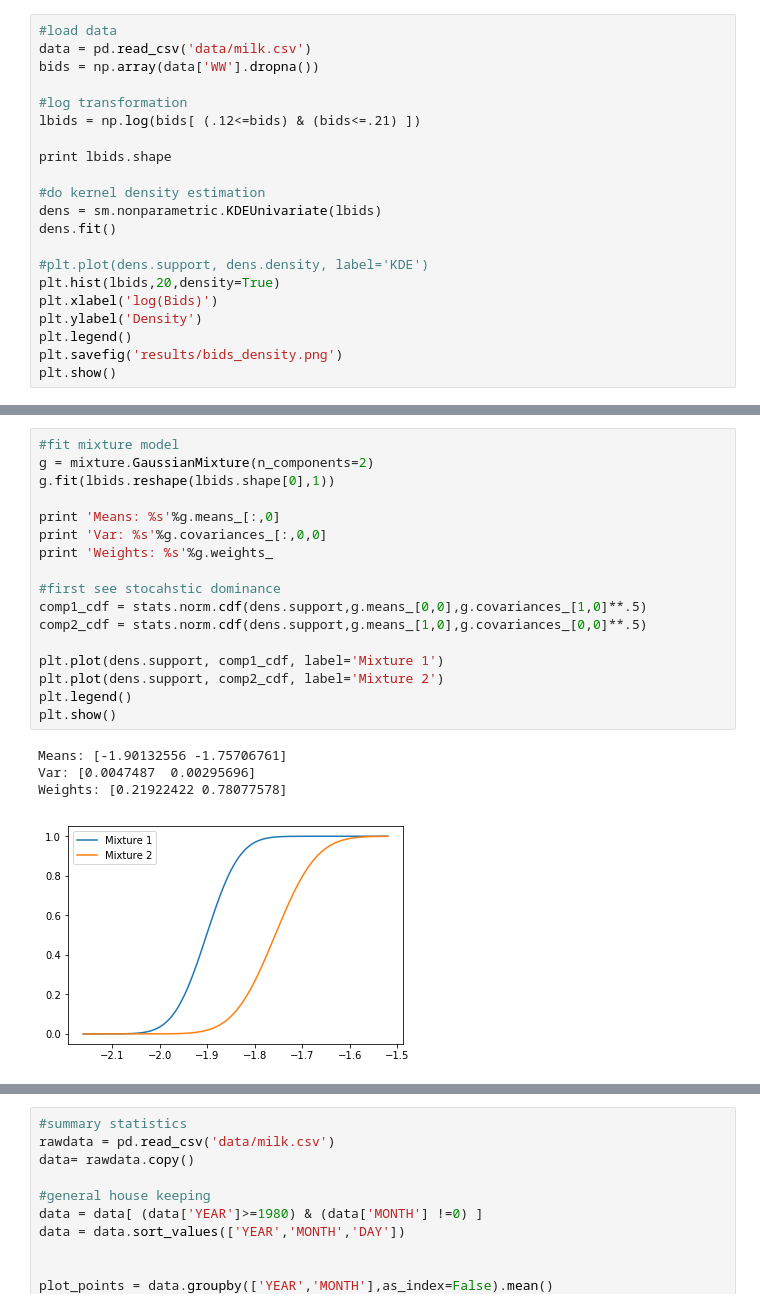
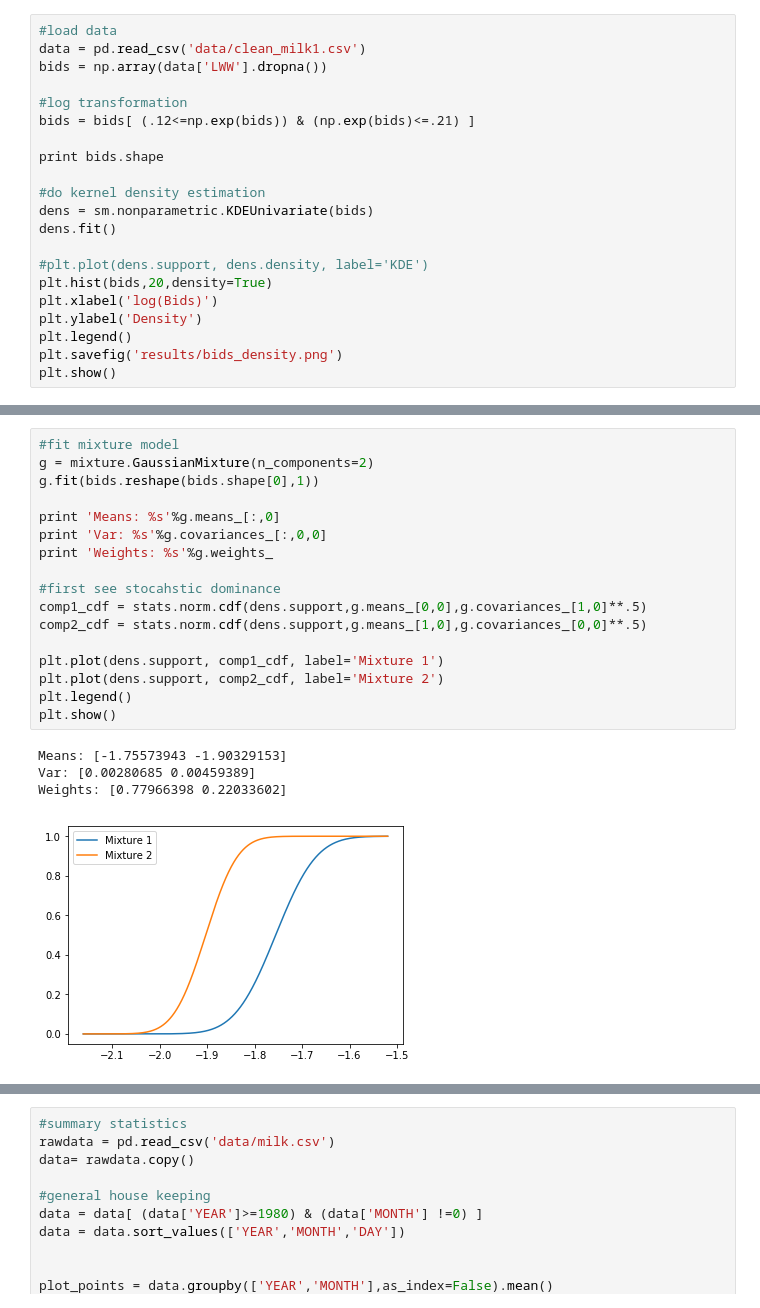
Before and after one commit to ericschulman/tx_milk_2yp, a Jupyter notebook: summary_stats.ipynb, the cells around one changed output, grey strips where cells are left out. Saved outputs shown, nothing was run; the diff lists cells and outputs as text.

```diff
--- a/summary_stats.ipynb
+++ b/summary_stats.ipynb
@@ -30,19 +31,19 @@ plt.show()
 # %%
 #load data
-data = pd.read_csv('data/milk.csv')
-bids = np.array(data['WW'].dropna())
+data = pd.read_csv('data/clean_milk1.csv')
+bids = np.array(data['LWW'].dropna())
 
 #log transformation
-lbids = np.log(bids[ (.12<=bids) & (bids<=.21) ])
+bids = bids[ (.12<=np.exp(bids)) & (np.exp(bids)<=.21) ]
 
-print lbids.shape
+print bids.shape
 
 #do kernel density estimation
-dens = sm.nonparametric.KDEUnivariate(lbids)
+dens = sm.nonparametric.KDEUnivariate(bids)
 dens.fit()
 
 #plt.plot(dens.support, dens.density, label='KDE')
-plt.hist(lbids,20,density=True)
+plt.hist(bids,20,density=True)
 plt.xlabel('log(Bids)')
 plt.ylabel('Density')
 plt.legend()
@@ -61,22 +55,22 @@ plt.plot(reg1['WW'],reg1['FMO'],'o',mfc='none')
 # %%
 #fit mixture model
 g = mixture.GaussianMixture(n_components=2)
-g.fit(lbids.reshape(lbids.shape[0],1))
+g.fit(bids.reshape(bids.shape[0],1))
 
 print 'Means: %s'%g.means_[:,0]
 print 'Var: %s'%g.covariances_[:,0,0]
 print 'Weights: %s'%g.weights_
 
 #first see stocahstic dominance
 comp1_cdf = stats.norm.cdf(dens.support,g.means_[0,0],g.covariances_[1,0]**.5)
 comp2_cdf = stats.norm.cdf(dens.support,g.means_[1,0],g.covariances_[0,0]**.5)
 
 plt.plot(dens.support, comp1_cdf, label='Mixture 1')
 plt.plot(dens.support, comp2_cdf, label='Mixture 2')
 plt.legend()
 plt.show()
 # %% [output]
-Means: [-1.90132556 -1.75706761]
-Var: [0.0047487  0.00295696]
-Weights: [0.21922422 0.78077578]
+Means: [-1.75573943 -1.90329153]
+Var: [0.00280685 0.00459389]
+Weights: [0.77966398 0.22033602]
-[figure, old version]
+[figure, new version]
```
Also changed, not shown: parts of 8 cells of this notebook, 3 other files.
